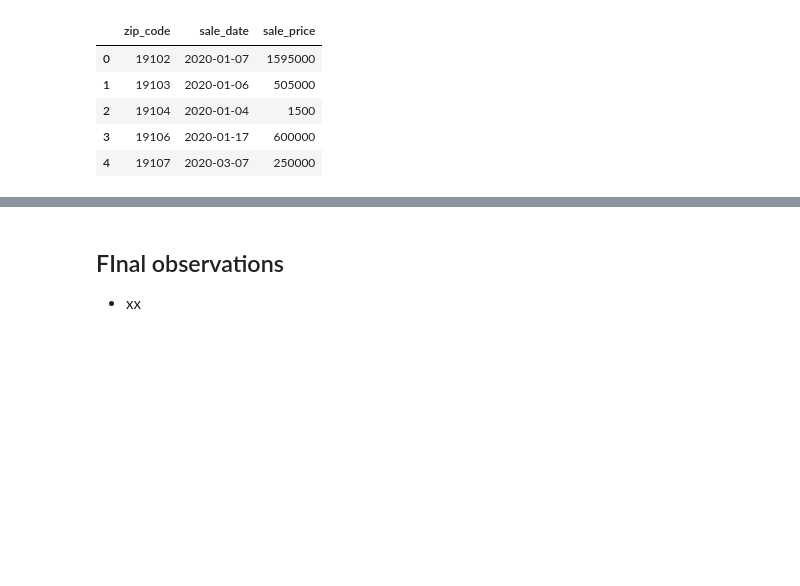
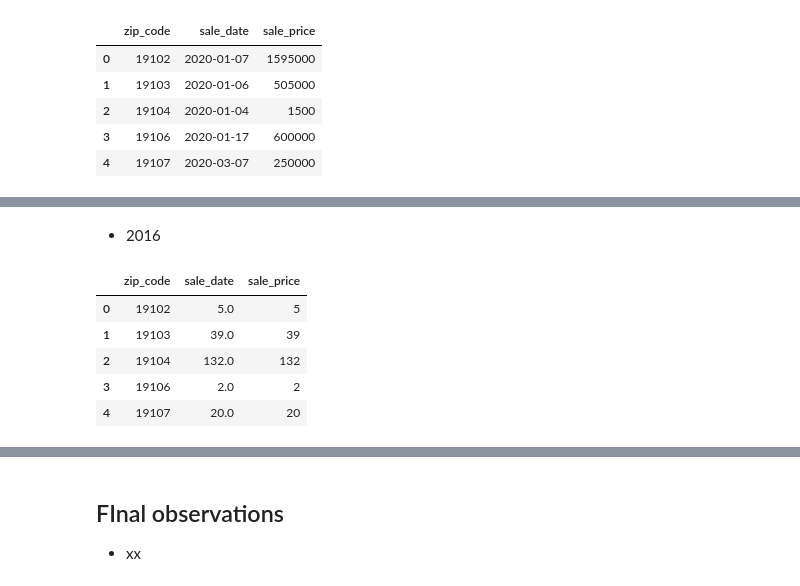
Before and after one commit to jeremybar32093/covid_recovery_analysis, a Jupyter notebook: heatmap.ipynb, the cells around one changed output, grey strips where cells are left out. Drawn from its saved outputs; the diff is of its cells as text; code cells hidden in the pictures; blank space fills up the shorter version.

Commit message:
final update ish
Update including counting sales by zip!

```diff
--- a/heatmap.ipynb
+++ b/heatmap.ipynb
@@ -741,0 +747,36 @@ m
+# %% [markdown]
+* 2016
+# %%
+# Aggregate total sales by date
+
+# Create df to use for grouping
+saleDate = housingDF[['zip_code', 'sale_date','sale_price']]
+
+saleDate = saleDate.dropna(how='any')
+
+# Convert to string in main ETL
+saleDate['zip_code'] = saleDate['zip_code'].astype('Int64').astype('str')
+
+# Filter dataframe (2016 - 2020)
+saleDate2016 = saleDate[(saleDate['sale_date'] >= '2015-12-31') & (saleDate['sale_date'] <= '2016-12-31')]
+
+# Create groupby object
+saleDate2016_groupby = saleDate2016.groupby('zip_code')
+
+# Create grouped data frame with count of sales, mean, median sale price
+saleDate2016count_groupbyDF = saleDate2016_groupby.count()
+saleDate2016count_groupbyDF = saleDate2016count_groupbyDF.reset_index()
+saleDate2016count_groupbyDF
+
+# Add zip codes 19109 and 19102, so that GeoJSON will work - not in original df but in GeoJSON file
+saleDate2016count_groupbyDF = saleDate2016count_groupbyDF.append({'zip_code':'19109','sale_price':0},ignore_index=True)
+saleDate2016count_groupbyDF = saleDate2016count_groupbyDF.append({'zip_code':'19112','sale_price':0},ignore_index=True)
+
+saleDate2016count_groupbyDF.head()
+# %% [output]
+|  | zip_code | sale_date | sale_price |
+| 0 | 19102 | 5.0 | 5 |
+| 1 | 19103 | 39.0 | 39 |
+| 2 | 19104 | 132.0 | 132 |
+| 3 | 19106 | 2.0 | 2 |
+| 4 | 19107 | 20.0 | 20 |
```
Also changed, not shown: parts of 12 cells of this notebook.
